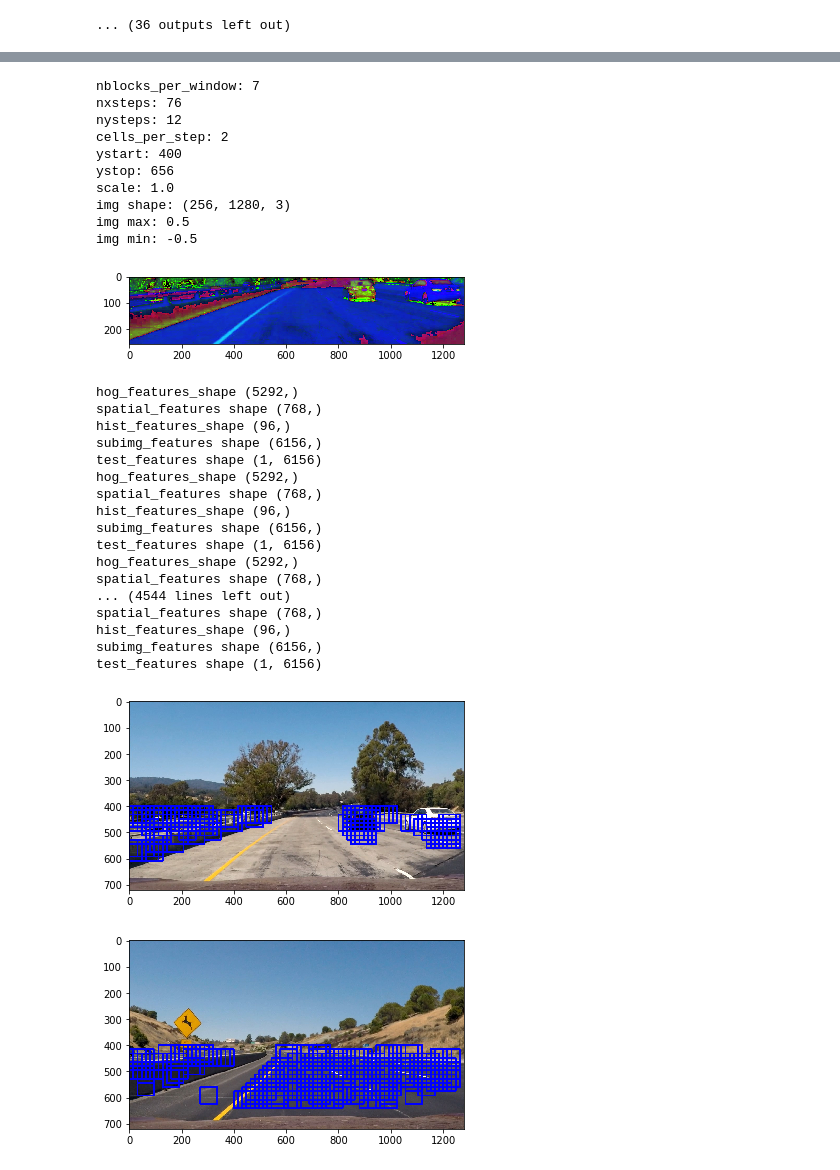
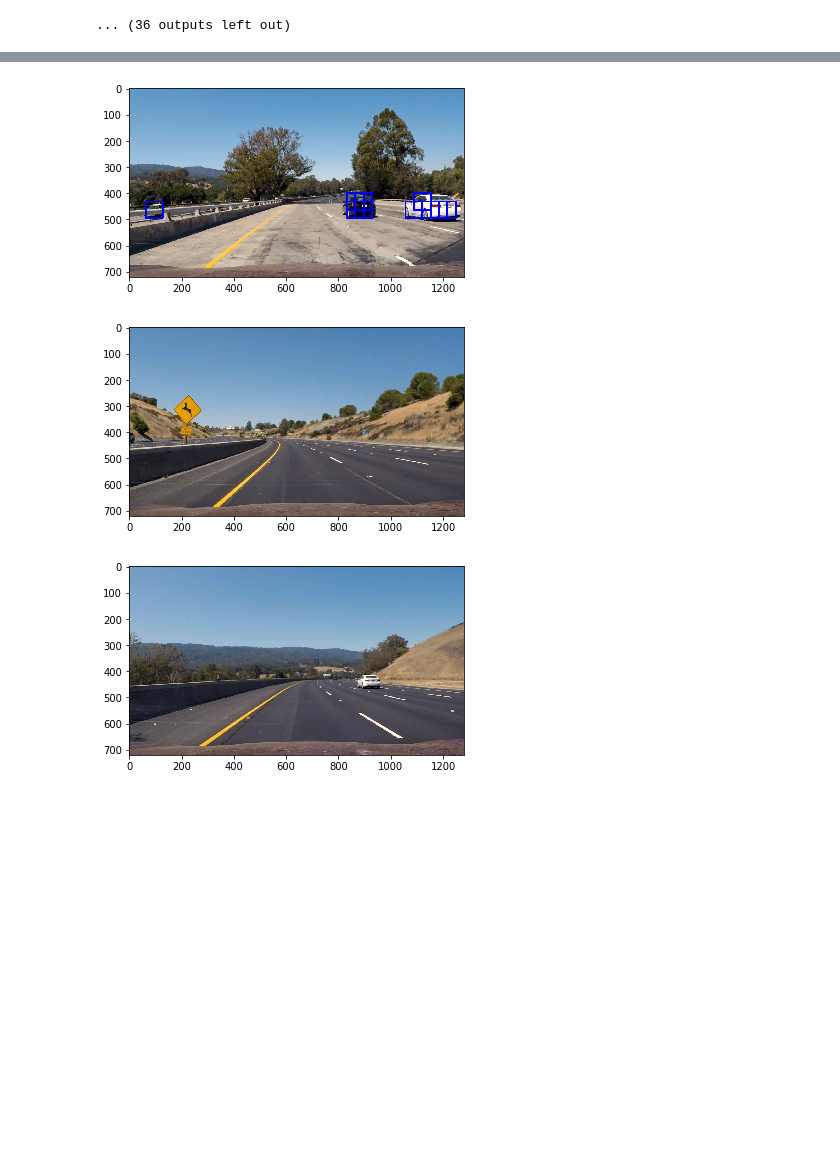
Before and after one commit to frankcarey/CarND-Vehicle-Detection, a Jupyter notebook: assignment.ipynb, the cells around one changed output, grey strips where cells are left out. Cells and saved outputs as stored; diff of their text form; code cells hidden in the pictures; blank space fills up the shorter version.

Commit message:
Getting much beter results with YUV and 16 pixels per cell instead of 8 with an orient of 11.

```diff
--- a/assignment.ipynb
+++ b/assignment.ipynb
@@ -33,15 +33,16 @@ use_hog = True
 use_hist = True
 use_spatial = True
 
-colorspace = 'HSV'
+colorspace = 'YUV'
 
 #HOG SETTINGS
 window=64 #This is the size of the original training images. DO NOT CHANGE.
 hog_channel = 'ALL'
-orient = 9
+orient = 11
+pix_per_cell=16
+cell_per_block = 2
+
 cells_per_step=2
-pix_per_cell=8
-cell_per_block = 2
 
 #COLOR FEATURE SETTINGS
 # Size (scale) over which to look for color based features.
@@ -51,7 +52,7 @@ hist_bins = 32
 hist_range = (0., 1.)
 
 #TRAINING ONLY SETTINGS
-sample_size = 1000
+sample_size = None
 
 #TEST ONLY WINDOW SETTINGS
 ystart = 400
@@ -279,44 +279,19 @@ def find_cars(img, debug=False):
 
     return draw_img
 # %%
-plt.imshow(find_cars(mpimg.imread('test_images/test1.jpg'), debug=True))
+scale = 1
+
+plt.imshow(find_cars(mpimg.imread('test_images/test1.jpg'), debug=False))
 plt.show()
 plt.imshow(find_cars(mpimg.imread('test_images/test2.jpg'), debug=False))
 plt.show()
 plt.imshow(find_cars(mpimg.imread('test_images/test3.jpg'), debug=False))
 plt.show()
 plt.imshow(find_cars(mpimg.imread('test_images/test4.jpg'), debug=False))
 plt.show()
 plt.imshow(find_cars(mpimg.imread('test_images/test5.jpg'), debug=False))
 plt.show()
 # %% [output]
-nblocks_per_window: 7
-nxsteps: 76
-nysteps: 12
-cells_per_step: 2
-ystart: 400
-ystop: 656
-scale: 1.0
-img shape: (256, 1280, 3)
-img max: 0.5
-img min: -0.5
-[figure, old version]
+[figure, new version]
-hog_features_shape (5292,)
-spatial_features shape (768,)
-hist_features_shape (96,)
-subimg_features shape (6156,)
-test_features shape (1, 6156)
-hog_features_shape (5292,)
-spatial_features shape (768,)
-hist_features_shape (96,)
-subimg_features shape (6156,)
-test_features shape (1, 6156)
-hog_features_shape (5292,)
-spatial_features shape (768,)
-... (4544 lines left out)
-spatial_features shape (768,)
-hist_features_shape (96,)
-subimg_features shape (6156,)
-test_features shape (1, 6156)
-[figure, old version]
+[figure, new version]
-[figure, old version]
+[figure, new version]
```
Also changed, not shown: parts of 3 cells of this notebook.
